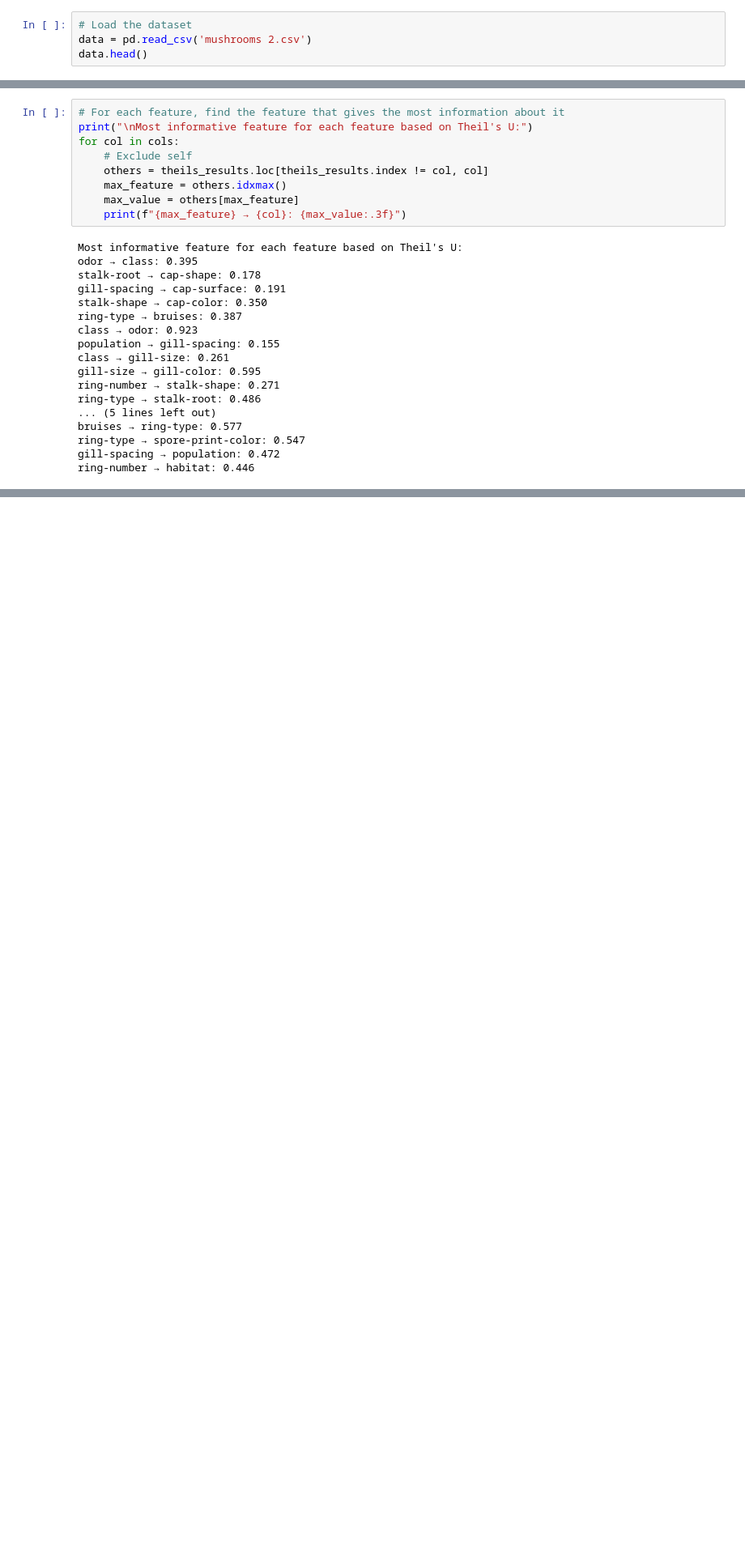
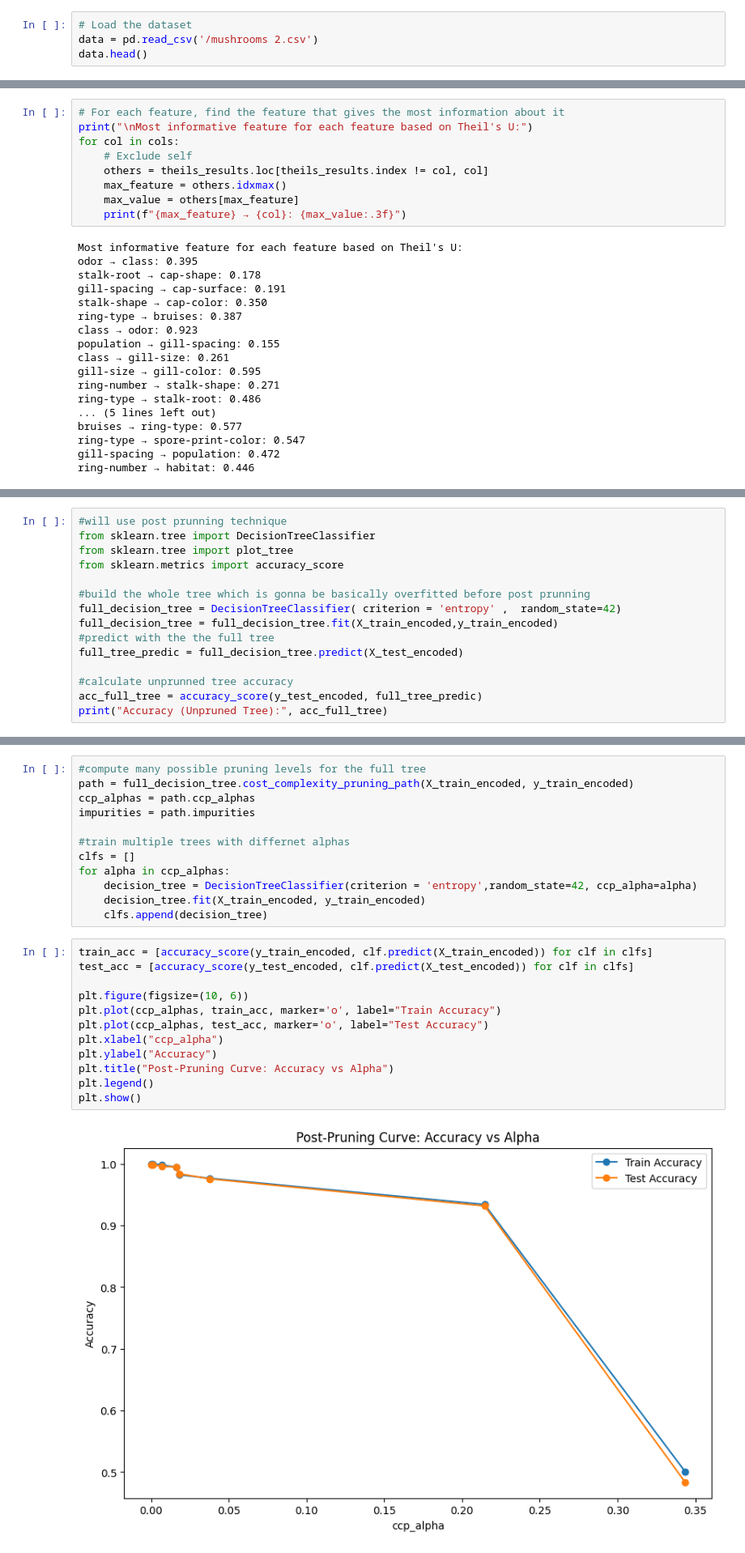
Before and after one commit to Nour184/mushroom-predictor, a Jupyter notebook: MushroomClassification_prj.ipynb, the cells around one changed output, grey strips where cells are left out. Shown at 81% size. Drawn from its saved outputs; the diff is of its cells as text; blank space fills up the shorter version.

Commit message:
decision tree classifier

```diff
--- a/MushroomClassification_prj.ipynb
+++ b/MushroomClassification_prj.ipynb
@@ -10,7 +10,7 @@ from scipy.stats import chi2_contingency
 from scipy.stats import entropy
 # %%
 # Load the dataset
-data = pd.read_csv('mushrooms 2.csv')
+data = pd.read_csv('/mushrooms 2.csv')
 data.head()
 # %% [output]
 |  | class | cap-shape | cap-surface | cap-color | bruises | odor | gill-attachment | gill-spacing | ... |
@@ -589,0 +611,15 @@ ring-number → habitat: 0.446
+# %%
+#will use post prunning technique
+from sklearn.tree import DecisionTreeClassifier
+from sklearn.tree import plot_tree
+from sklearn.metrics import accuracy_score
+
+#build the whole tree which is gonna be basically overfitted before post prunning
+full_decision_tree = DecisionTreeClassifier( criterion = 'entropy' ,  random_state=42)
+full_decision_tree = full_decision_tree.fit(X_train_encoded,y_train_encoded)
+#predict with the the full tree
+full_tree_predic = full_decision_tree.predict(X_test_encoded)
+
+#calculate unprunned tree accuracy
+acc_full_tree = accuracy_score(y_test_encoded, full_tree_predic)
+print("Accuracy (Unpruned Tree):", acc_full_tree)
@@ -589,0 +628,26 @@ ring-number → habitat: 0.446
+# %%
+#compute many possible pruning levels for the full tree
+path = full_decision_tree.cost_complexity_pruning_path(X_train_encoded, y_train_encoded)
+ccp_alphas = path.ccp_alphas
+impurities = path.impurities
+
+#train multiple trees with differnet alphas
+clfs = []
+for alpha in ccp_alphas:
+    decision_tree = DecisionTreeClassifier(criterion = 'entropy',random_state=42, ccp_alpha=alpha)
+    decision_tree.fit(X_train_encoded, y_train_encoded)
+    clfs.append(decision_tree)
+# %%
+train_acc = [accuracy_score(y_train_encoded, clf.predict(X_train_encoded)) for clf in clfs]
+test_acc = [accuracy_score(y_test_encoded, clf.predict(X_test_encoded)) for clf in clfs]
+
+plt.figure(figsize=(10, 6))
+plt.plot(ccp_alphas, train_acc, marker='o', label="Train Accuracy")
+plt.plot(ccp_alphas, test_acc, marker='o', label="Test Accuracy")
+plt.xlabel("ccp_alpha")
+plt.ylabel("Accuracy")
+plt.title("Post-Pruning Curve: Accuracy vs Alpha")
+plt.legend()
+plt.show()
+# %% [output]
+[figure, added]
```
Also changed, not shown: parts of 8 cells of this notebook.
